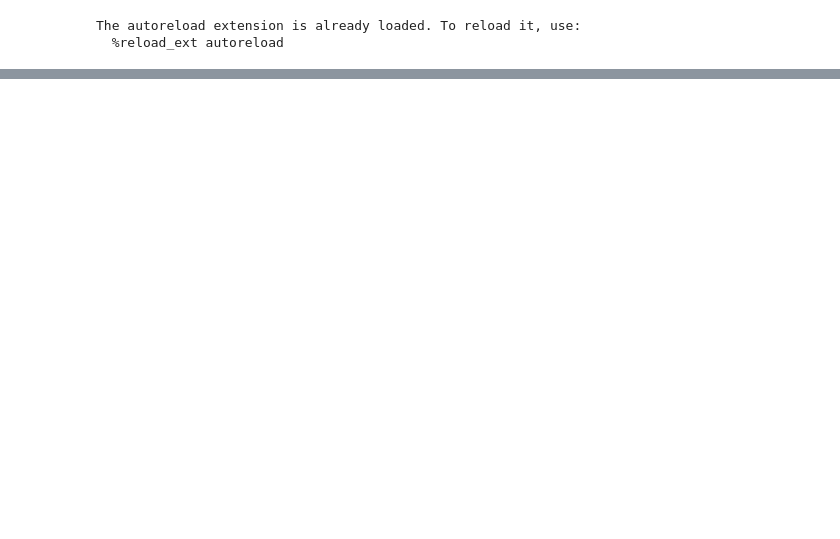
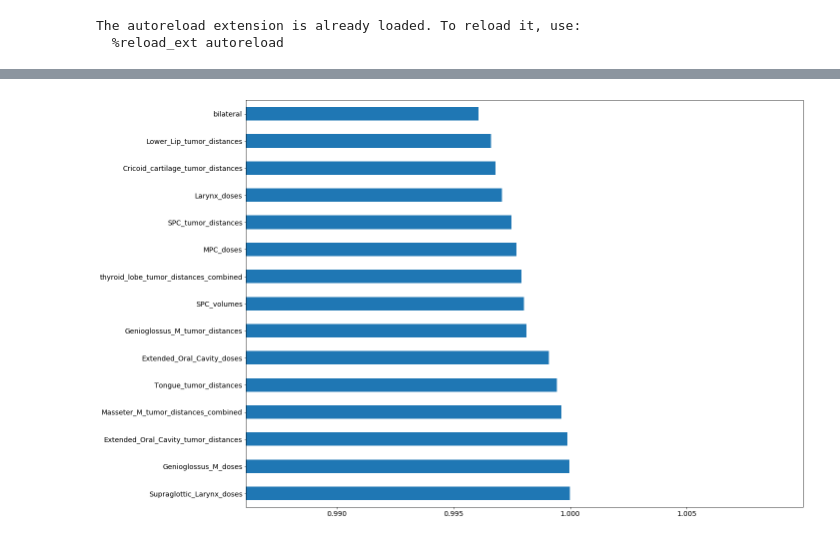
Before and after one commit to uic-evl/CAMP-RT, a Jupyter notebook: PYTHON/SensitivityAnalysis.ipynb, the cells around one changed output, grey strips where cells are left out. Cells and saved outputs as stored; diff of their text form; code cells hidden in the pictures; blank space fills up the shorter version.

```diff
--- a/PYTHON/SensitivityAnalysis.ipynb
+++ b/PYTHON/SensitivityAnalysis.ipynb
@@ -147,0 +158,3 @@ lg_importances.total_volumes.mean()
+# %%
+true_cluster_importances = cluster_importances = cluster_feature_selector.get_importances(true, db.toxicity, as_df = True)
+true_cluster_importances.describe()
@@ -147,0 +172,4 @@ lg_importances.total_volumes.mean()
+# %%
+plot_n_importances(true_cluster_importances, 15)
+# %% [output]
+[figure, added]
```
Also changed, not shown: parts of 16 cells of this notebook, 3 other files.
